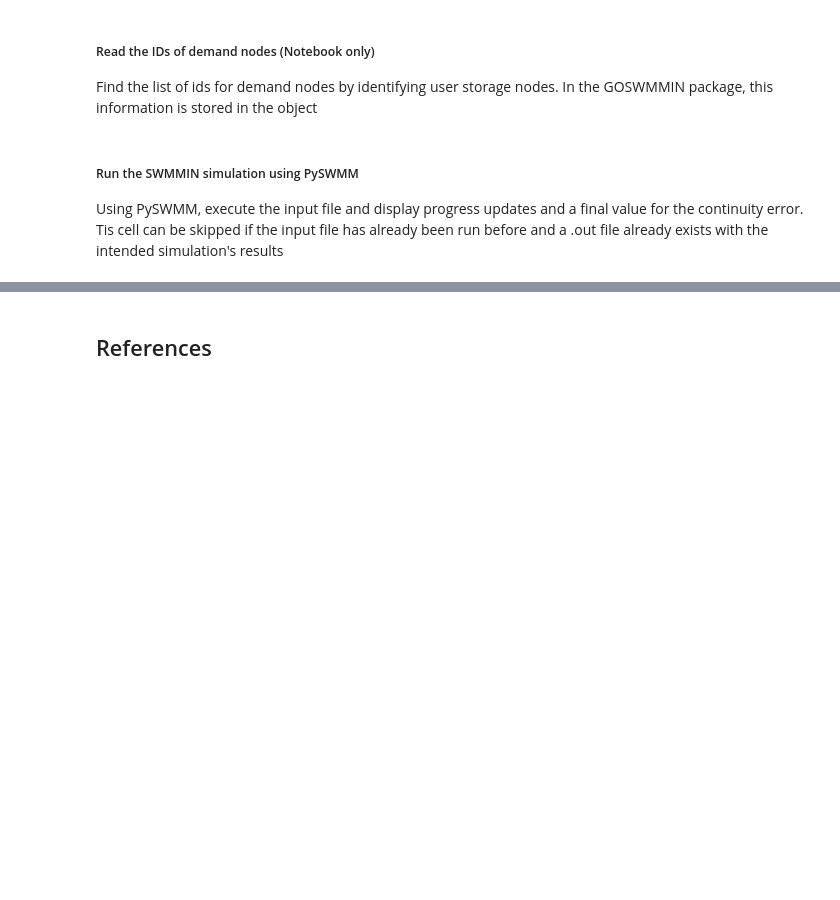
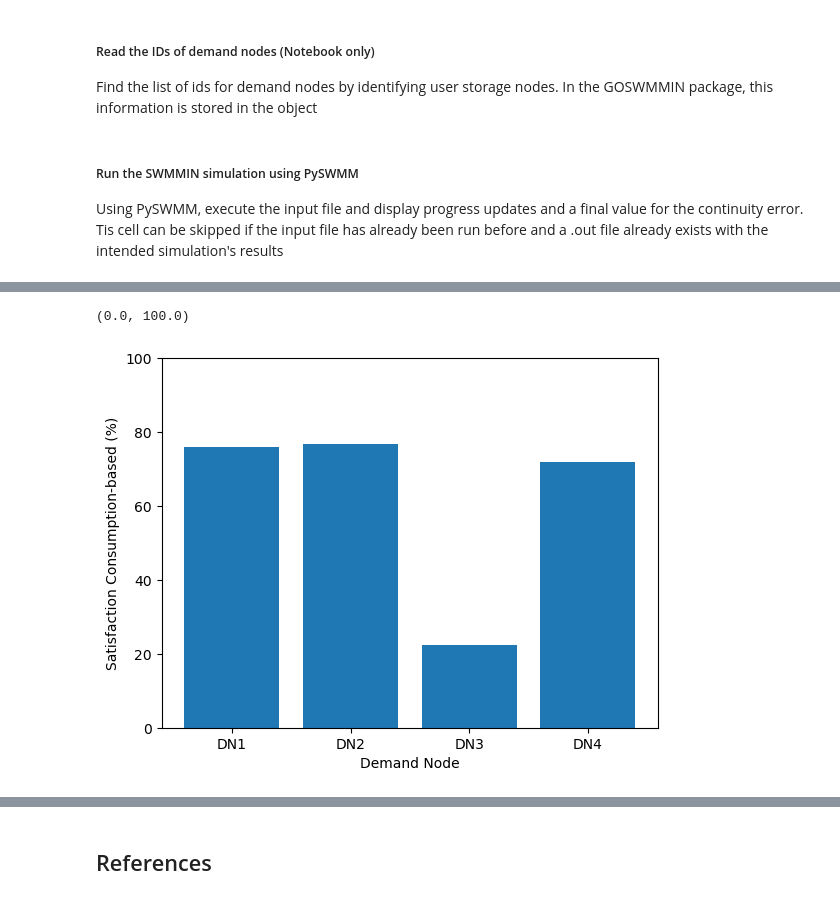
Before and after one commit to Omar-Abdelazeem/GOSWMMIN, a Jupyter notebook: Notebooks/Run_SWMMIN.ipynb, the cells around one changed output, grey strips where cells are left out. Drawn from its saved outputs; the diff is of its cells as text; code cells hidden in the pictures; blank space fills up the shorter version.

```diff
--- a/Notebooks/Run_SWMMIN.ipynb
+++ b/Notebooks/Run_SWMMIN.ipynb
@@ -111,6 +116,6 @@ with pyswmm.Output(str(path.with_suffix(".out"))) as out:
 
         # If node id is in the prepared list of demand nodes (tanks)
         if link in Withdraw_ids:
-            WithdrawRates.loc[:,link] = out.link_series(link, 'Flow_rate').values()
+            WithdrawRates.loc[:,link[6:]] = out.link_series(link, 'Flow_rate').values()
         elif link in Consume_ids:
-            ConsumeRates.loc[:,link]= out.link_series(link, 'Flow_rate').values()
+            ConsumeRates.loc[:,link[12:]]= out.link_series(link, 'Flow_rate').values()
@@ -118,0 +122,2 @@ AttributeError: module 'pyswmm' has no attribute 'Output'
+# %%
+reporting_timestep = index.diff().dt.seconds.mode()[0] #reporting time step in seconds
@@ -119,9 +131,8 @@ AttributeError: module 'pyswmm' has no attribute 'Output'
 # %%
+# Initialize Data Frames for Satisfaction Ratios
 Withdraw_by_Day = WithdrawRates.groupby(pd.Grouper(key = 'time', freq = 'D'))
-last_day_W = Withdraw_by_Day.get_group(WithdrawRates['time'].max().floor('D'))
 
 Consumer_by_Day = ConsumeRates.groupby(pd.Grouper(key = 'time', freq = 'D'))
-last_day_C = Consumer_by_Day.get_group(ConsumeRates['time'].max().floor('D'))
 
-Daily_Totals_W = WithdrawRates.groupby(pd.Grouper(key = 'time', freq = 'D')).sum().T*10/1000
-Daily_Totals_C = ConsumeRates.groupby(pd.Grouper(key = 'time', freq = 'D')).sum().T.set_index(Daily_Totals_W.index)*10/1000
+Daily_Totals_W = WithdrawRates.groupby(pd.Grouper(key = 'time', freq = 'D')).sum().T*reporting_timestep / 1000
+Daily_Totals_C = ConsumeRates.groupby(pd.Grouper(key = 'time', freq = 'D')).sum().T*reporting_timestep / 1000
@@ -128,6 +147,9 @@ Daily_Totals_C = ConsumeRates.groupby(pd.Grouper(key = 'time', freq = 'D')).sum(
 # %%
+demand_volumes = pd.read_csv(directory/pathlib.Path(name_only+'_DemandVolumes.csv')).set_index(Daily_Totals_W.index)
+
 Daily_Satis_W = pd.DataFrame(columns=Daily_Totals_W.columns, index = Daily_Totals_W.index)
-Daily_Satis_C = pd.DataFrame(columns = Daily_Totals_C.columns, index = Daily_Totals_W.index)
+Daily_Satis_C = pd.DataFrame(columns = Daily_Totals_C.columns, index = Daily_Totals_C.index)
 for column in range(len(Daily_Totals_W.columns)):
         Daily_Satis_W.iloc[:,column] = Daily_Totals_W.iloc[:,column] / demand_volumes['Volume']*100
+for column in range(len(Daily_Totals_C.columns)):
         Daily_Satis_C.iloc[:,column] = Daily_Totals_C.iloc[:,column] / demand_volumes['Volume']*100
@@ -136,0 +169,9 @@ for column in range(len(Daily_Totals_W.columns)):
+# %%
+fig, ax  = plt.subplots()
+ax.bar(Daily_Satis_W.index, Daily_Satis_W.mean(axis=1), label = 'Withdrawal Satisfaction')
+ax.set_xlabel('Demand Node')
+ax.set_ylabel('Satisfaction Consumption-based (%)')
+ax.set_ylim(0,100)
+# %% [output]
+(0.0, 100.0)
+[figure, added]
```
Also changed, not shown: parts of 9 cells of this notebook, 3 other files.
